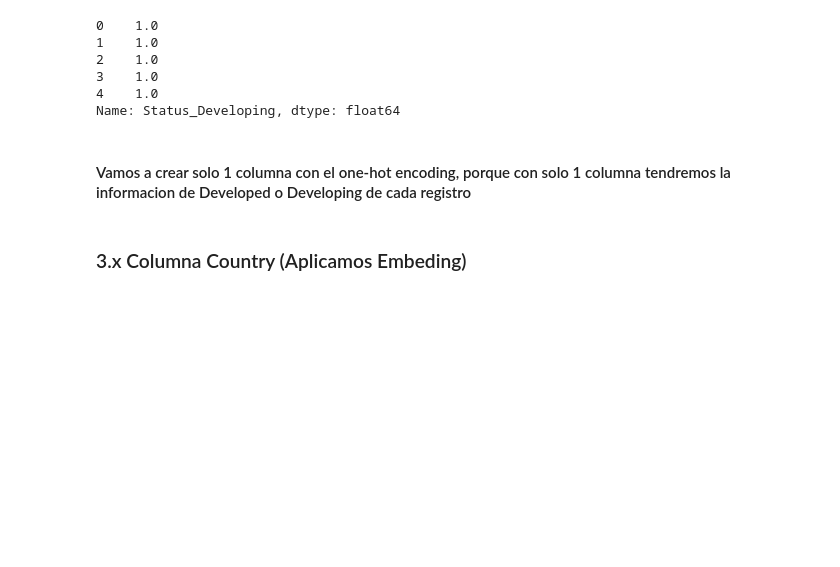
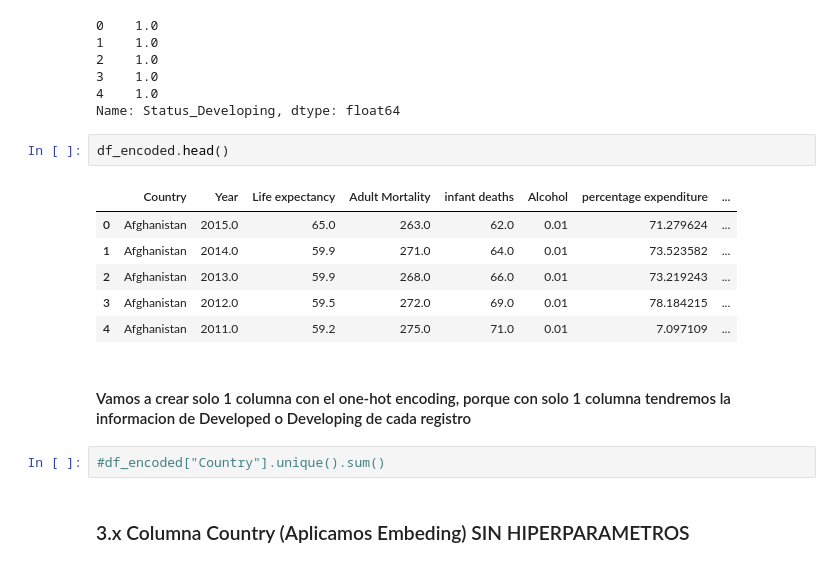
Before and after one commit to JDomingoDelgadoAlonso/Competi4, a Jupyter notebook: competi4.ipynb, the cells around one changed output. Drawn from its saved outputs; the diff is of its cells as text; blank space fills up the shorter version.

```diff
--- a/competi4.ipynb
+++ b/competi4.ipynb
@@ -631,7 +644,18 @@ df_encoded["Status_Developing"].head()
 3    1.0
 4    1.0
 Name: Status_Developing, dtype: float64
+# %%
+df_encoded.head()
+# %% [output]
+|  | Country | Year | Life expectancy | Adult Mortality | infant deaths | Alcohol | percentage expenditure | ... |
+| 0 | Afghanistan | 2015.0 | 65.0 | 263.0 | 62.0 | 0.01 | 71.279624 | ... |
+| 1 | Afghanistan | 2014.0 | 59.9 | 271.0 | 64.0 | 0.01 | 73.523582 | ... |
+| 2 | Afghanistan | 2013.0 | 59.9 | 268.0 | 66.0 | 0.01 | 73.219243 | ... |
+| 3 | Afghanistan | 2012.0 | 59.5 | 272.0 | 69.0 | 0.01 | 78.184215 | ... |
+| 4 | Afghanistan | 2011.0 | 59.2 | 275.0 | 71.0 | 0.01 | 7.097109 | ... |
 # %% [markdown]
 #### Vamos a crear solo 1 columna con el one-hot encoding, porque con solo 1 columna tendremos la informacion de Developed o Developing de cada registro
+# %%
+#df_encoded["Country"].unique().sum()
 # %% [markdown]
-### 3.x Columna Country (Aplicamos Embeding)
+### 3.x Columna Country (Aplicamos Embeding) SIN HIPERPARAMETROS
```
Also changed, not shown: parts of 25 cells of this notebook.
